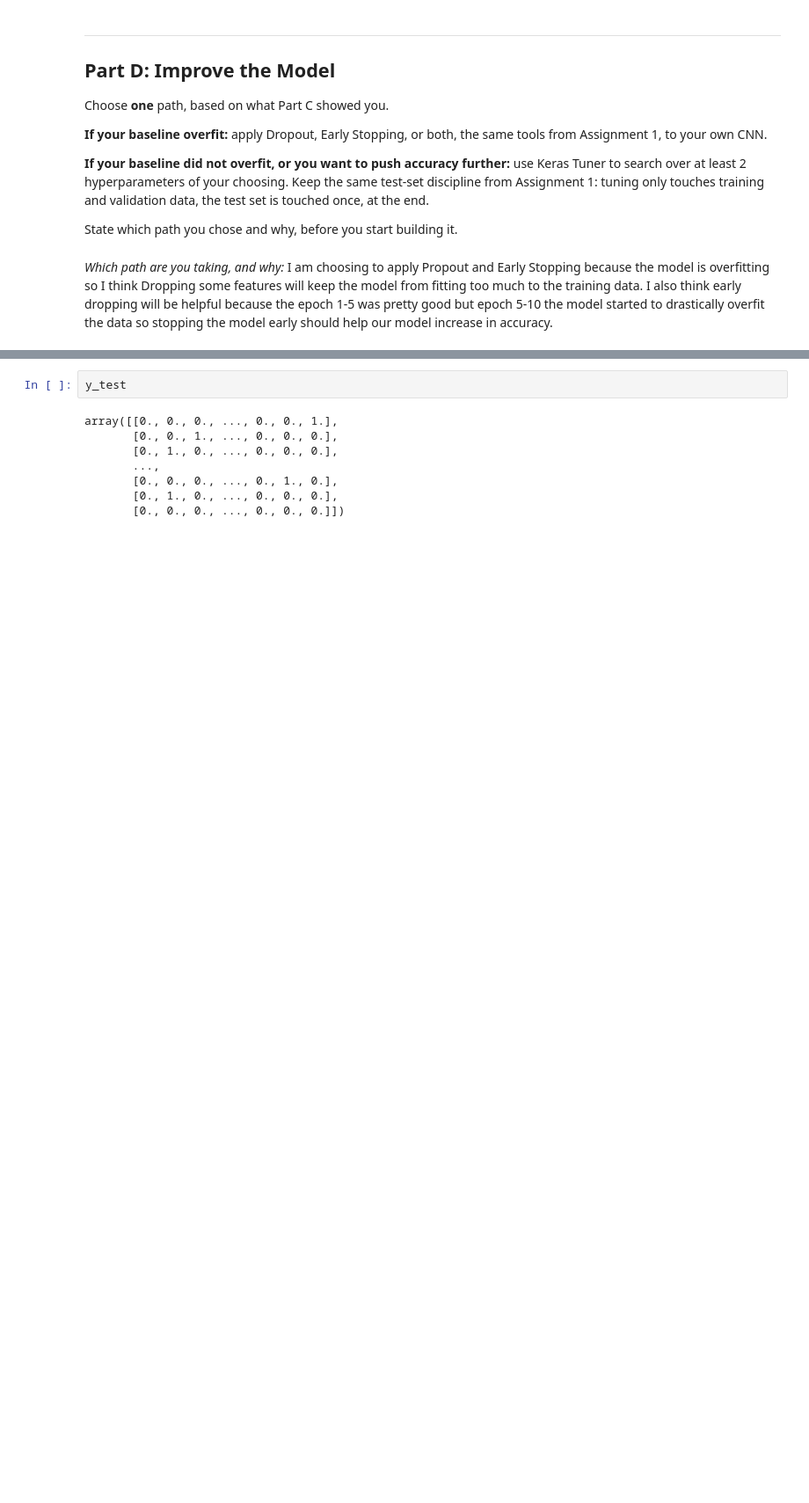
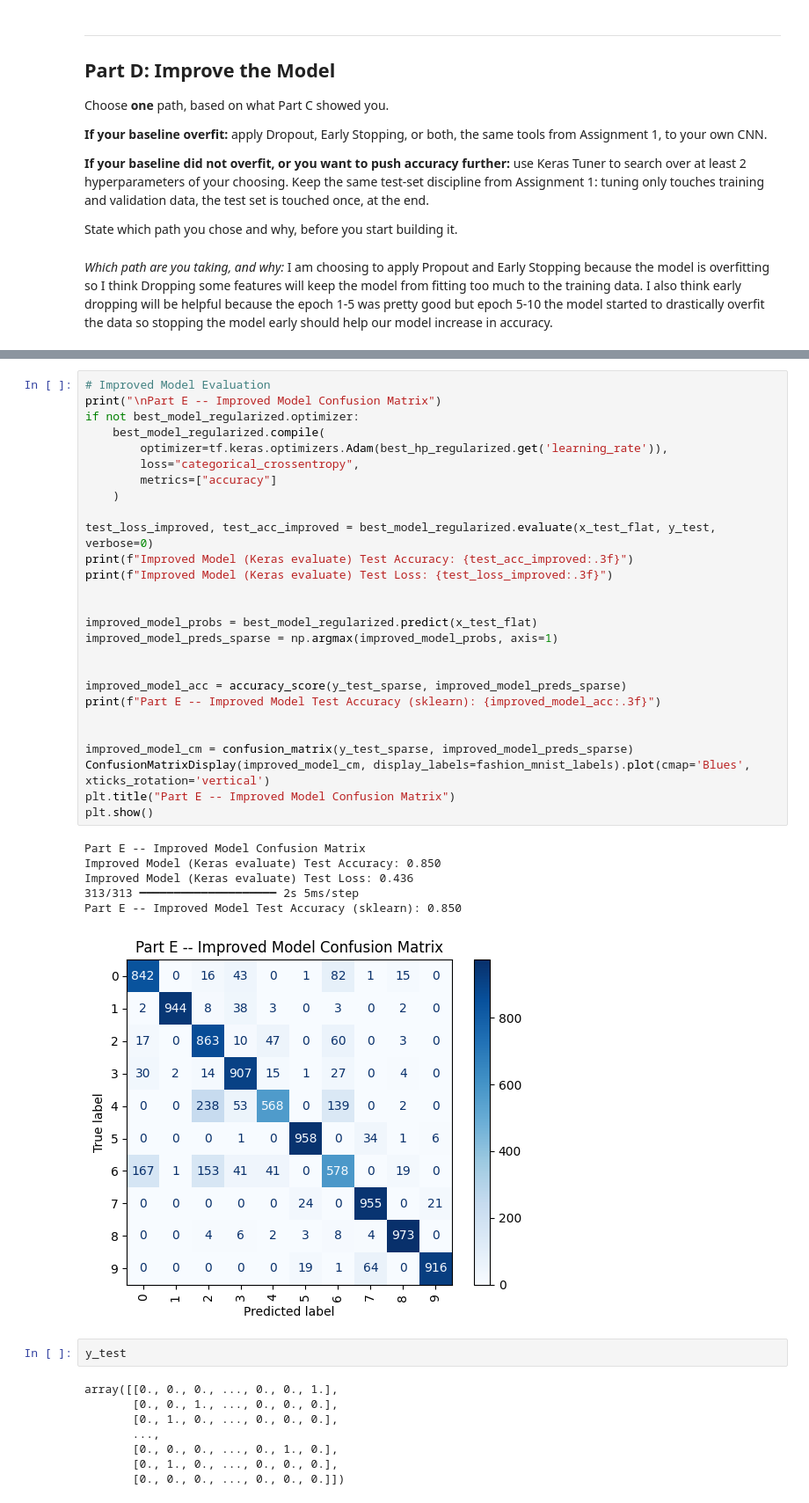
Before and after one commit to chasekrisko-design/IT480-FA26, a Jupyter notebook: Lab2/Lab2_CNN_PetFinder_Starter.ipynb, the cells around one changed output, grey strips where cells are left out. Shown at 88% size. Cells and saved outputs as stored; diff of their text form; blank space fills up the shorter version.

```diff
--- a/Lab2/Lab2_CNN_PetFinder_Starter.ipynb
+++ b/Lab2/Lab2_CNN_PetFinder_Starter.ipynb
@@ -327,3 +323,37 @@ base_model_preds = to_categorical(base_model_preds, 10)
+# %%
+# Improved Model Evaluation
+print("\nPart E -- Improved Model Confusion Matrix")
+if not best_model_regularized.optimizer:
+    best_model_regularized.compile(
+        optimizer=tf.keras.optimizers.Adam(best_hp_regularized.get('learning_rate')),
+        loss="categorical_crossentropy",
+        metrics=["accuracy"]
+    )
+
+test_loss_improved, test_acc_improved = best_model_regularized.evaluate(x_test_flat, y_test, verbose=0)
+print(f"Improved Model (Keras evaluate) Test Accuracy: {test_acc_improved:.3f}")
+print(f"Improved Model (Keras evaluate) Test Loss: {test_loss_improved:.3f}")
+
+
+improved_model_probs = best_model_regularized.predict(x_test_flat)
+improved_model_preds_sparse = np.argmax(improved_model_probs, axis=1)
+
+
+improved_model_acc = accuracy_score(y_test_sparse, improved_model_preds_sparse)
+print(f"Part E -- Improved Model Test Accuracy (sklearn): {improved_model_acc:.3f}")
+
+
+improved_model_cm = confusion_matrix(y_test_sparse, improved_model_preds_sparse)
+ConfusionMatrixDisplay(improved_model_cm, display_labels=fashion_mnist_labels).plot(cmap='Blues', xticks_rotation='vertical')
+plt.title("Part E -- Improved Model Confusion Matrix")
+plt.show()
+# %% [output]
+Part E -- Improved Model Confusion Matrix
+Improved Model (Keras evaluate) Test Accuracy: 0.850
+Improved Model (Keras evaluate) Test Loss: 0.436
+313/313 ━━━━━━━━━━━━━━━━━━━━ 2s 5ms/step
+Part E -- Improved Model Test Accuracy (sklearn): 0.850
+[figure, added]
 # %%
 y_test
 # %% [output]
```
Also changed, not shown: parts of 6 cells of this notebook.
